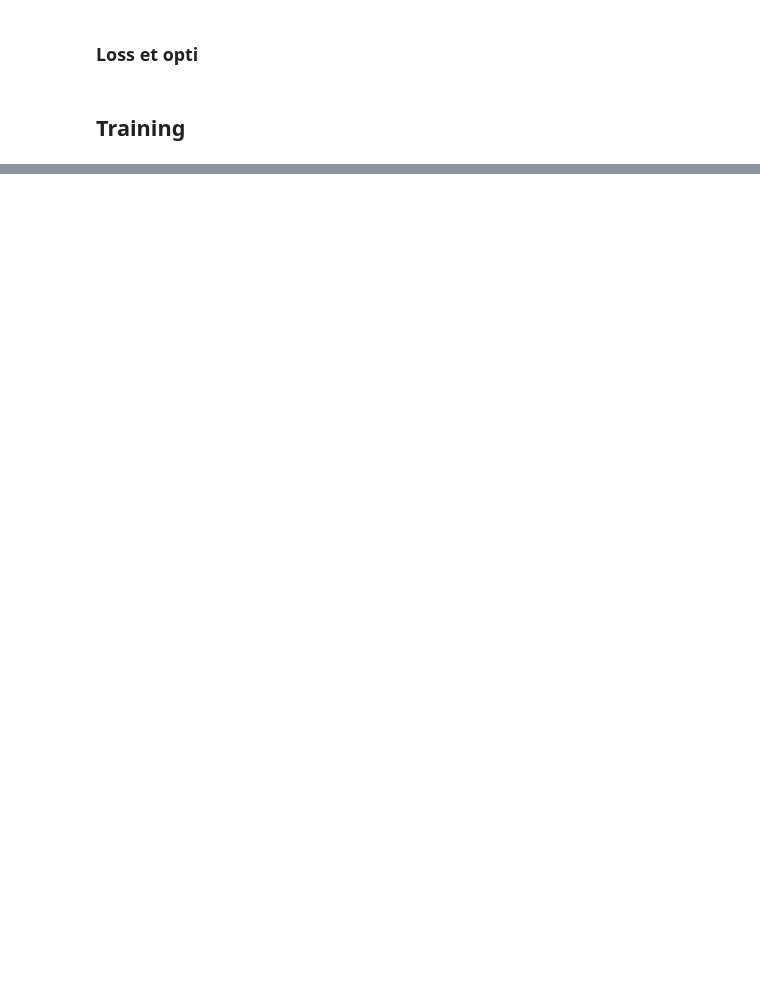
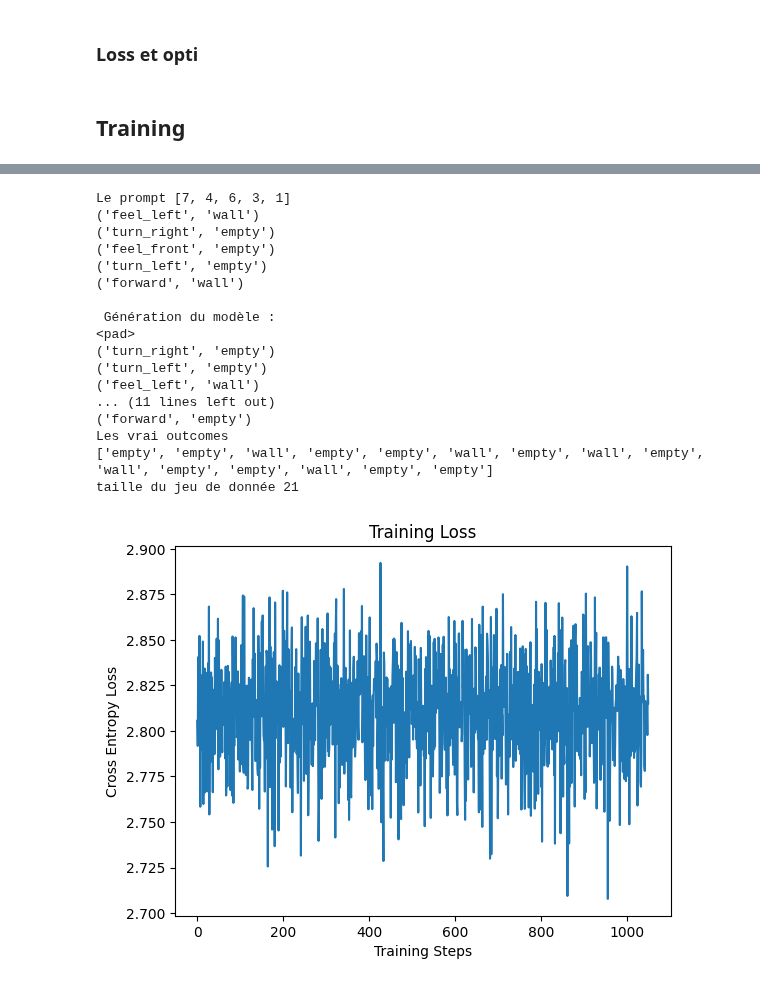
Before and after one commit to PEmarrel/Dpt_transformers, a Jupyter notebook: LSTMGen.ipynb, the cells around one changed output, grey strips where cells are left out. Saved outputs shown, nothing was run; the diff lists cells and outputs as text; code cells hidden in the pictures; blank space fills up the shorter version.

```diff
--- a/LSTMGen.ipynb
+++ b/LSTMGen.ipynb
@@ -424,0 +435,79 @@ Il est important de noté qu'il n'y a aucune volonté un certain chemin. Le mod
+# %%
+# Historique des actions et outcomes
+all_actions, all_outcomes = [], []
+actions = ['forward']
+outcomes = [env_test.outcome('forward')]
+opti = optim.Adam(lstm_generator.parameters(), lr=0.001)
+loss_fct = nn.CrossEntropyLoss()
+lstm_generator = LSTM_GenText(
+    num_emb=len(list_vocab),
+    hidden_size=16,
+    emb_size=16,
+    num_layers=num_layers,
+    dropout=0.1
+)
+# %%
+input_tokens = seq_token[-40:]
+print(f"\033[0;32mLe prompt\033[0m {input_tokens}")
+for i in input_tokens:
+    print(tokenizer.decode(i))
+print()
+input_tokens = torch.tensor(input_tokens).reshape(1, -1)
+log_tokens, data_pred = generate_sentence(lstm_generator, input_tokens)
+print("\033[0;32m Génération du modèle :\033[0m")
+for i in log_tokens:
+    print(tokenizer.decode(i.item()))
+
+actions, outcomes = run_token(log_tokens, env_test)
+print(f"\033[0;32mLes vrai outcomes\033[0m \n{outcomes}")
+all_actions += actions
+all_outcomes += outcomes
+
+seq_token = action_outcome_to_token(all_actions, all_outcomes)
+data_set = CustomDataSetTextGenByToken(
+    token=seq_token,
+    id_pad=tokenizer.encode("<pad>"),
+    context_lenght=40,
+    min=10)
+
+print(f"\033[0;32mtaille du jeu de donnée \033[0m{len(data_set)}")
+
+data_loader_train = DataLoader(
+        data_set,
+        batch_size=1,
+        shuffle=True,
+        num_workers=8
+    )
+
+training_loss_logger, entropy_logger = train(lstm_generator, 50, opti, loss_fct)
+
+plt.plot(training_loss_logger)
+plt.xlabel('Training Steps')
+plt.ylabel('Cross Entropy Loss')
+plt.title('Training Loss')
+plt.show()
+
+plt.plot(entropy_logger)
+plt.xlabel('Training Steps')
+plt.ylabel('Entropy')
+plt.title('Entropy')
+plt.show()
+# %% [output]
+Le prompt [7, 4, 6, 3, 1]
+('feel_left', 'wall')
+('turn_right', 'empty')
+('feel_front', 'empty')
+('turn_left', 'empty')
+('forward', 'wall')
+
+ Génération du modèle :
+<pad>
+('turn_right', 'empty')
+('turn_left', 'empty')
+('feel_left', 'wall')
+... (11 lines left out)
+('forward', 'empty')
+Les vrai outcomes
+['empty', 'empty', 'wall', 'empty', 'empty', 'wall', 'empty', 'wall', 'empty', 'wall', 'empty', 'empty', 'wall', 'empty', 'empty']
+taille du jeu de donnée 21
+[figure, added]
```
Also changed, not shown: parts of 14 cells of this notebook.
